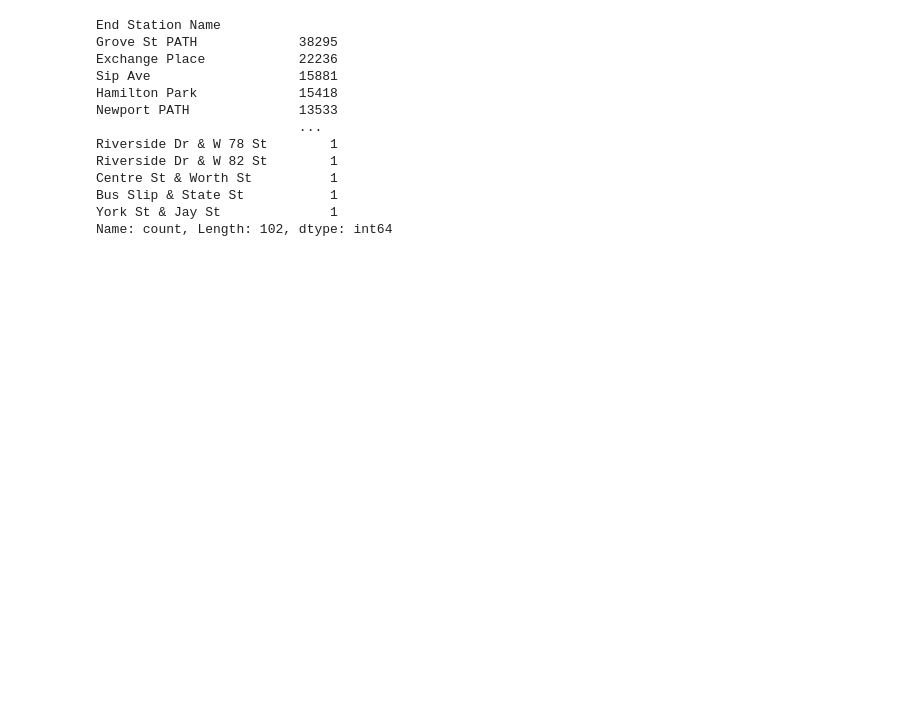
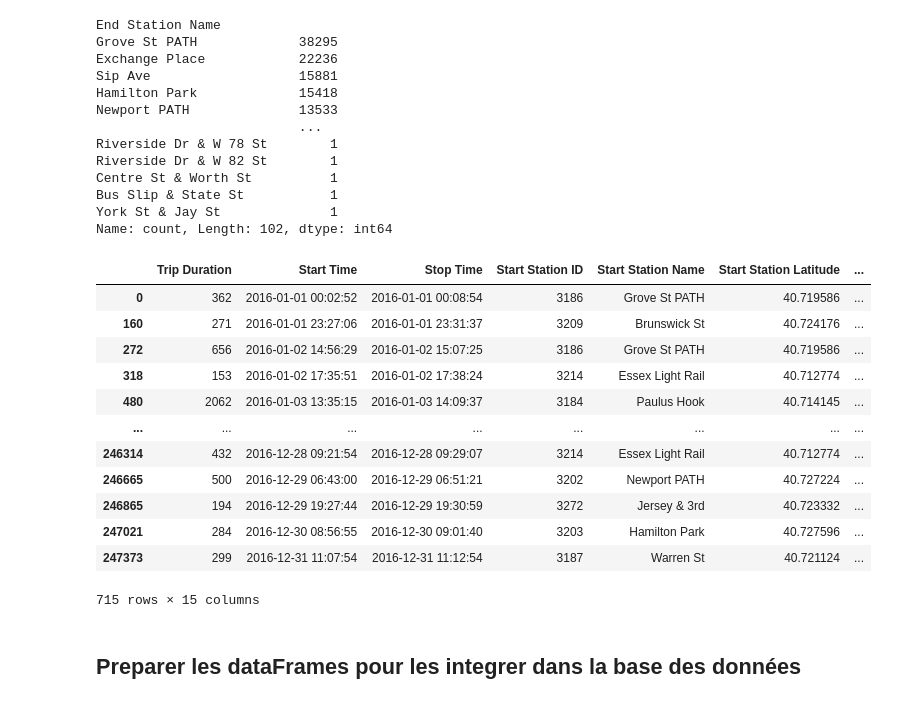
Before and after one commit to bienfaitmambote/Projet-Citi-Bike-ridership, a Jupyter notebook: bike-rental-starter-kit/bike-rental-starter-kit/code/Starter_kit_Project.ipynb, the cells around one changed output. Cells and saved outputs as stored; diff of their text form; code cells hidden in the pictures; blank space fills up the shorter version.

Commit message:
Preparation des dataframes pour la base des données

```diff
--- a/bike-rental-starter-kit/bike-rental-starter-kit/code/Starter_kit_Project.ipynb
+++ b/bike-rental-starter-kit/bike-rental-starter-kit/code/Starter_kit_Project.ipynb
@@ -407,3 +407,23 @@ Centre St & Worth St          1
 Bus Slip & State St           1
 York St & Jay St              1
 Name: count, Length: 102, dtype: int64
+# %%
+bike_dataFrames.head()
+bike_one_ID = bike_dataFrames[bike_dataFrames['Bike ID'] == 24647]
+bike_one_ID
+# %% [output]
+|  | Trip Duration | Start Time | Stop Time | Start Station ID | Start Station Name | Start Station Latitude | ... |
+| 0 | 362 | 2016-01-01 00:02:52 | 2016-01-01 00:08:54 | 3186 | Grove St PATH | 40.719586 | ... |
+| 160 | 271 | 2016-01-01 23:27:06 | 2016-01-01 23:31:37 | 3209 | Brunswick St | 40.724176 | ... |
+| 272 | 656 | 2016-01-02 14:56:29 | 2016-01-02 15:07:25 | 3186 | Grove St PATH | 40.719586 | ... |
+| 318 | 153 | 2016-01-02 17:35:51 | 2016-01-02 17:38:24 | 3214 | Essex Light Rail | 40.712774 | ... |
+| 480 | 2062 | 2016-01-03 13:35:15 | 2016-01-03 14:09:37 | 3184 | Paulus Hook | 40.714145 | ... |
+| ... | ... | ... | ... | ... | ... | ... | ... |
+| 246314 | 432 | 2016-12-28 09:21:54 | 2016-12-28 09:29:07 | 3214 | Essex Light Rail | 40.712774 | ... |
+| 246665 | 500 | 2016-12-29 06:43:00 | 2016-12-29 06:51:21 | 3202 | Newport PATH | 40.727224 | ... |
+| 246865 | 194 | 2016-12-29 19:27:44 | 2016-12-29 19:30:59 | 3272 | Jersey & 3rd | 40.723332 | ... |
+| 247021 | 284 | 2016-12-30 08:56:55 | 2016-12-30 09:01:40 | 3203 | Hamilton Park | 40.727596 | ... |
+| 247373 | 299 | 2016-12-31 11:07:54 | 2016-12-31 11:12:54 | 3187 | Warren St | 40.721124 | ... |
+715 rows × 15 columns
+# %% [markdown]
+## Preparer les dataFrames pour les integrer dans la base des données
```
